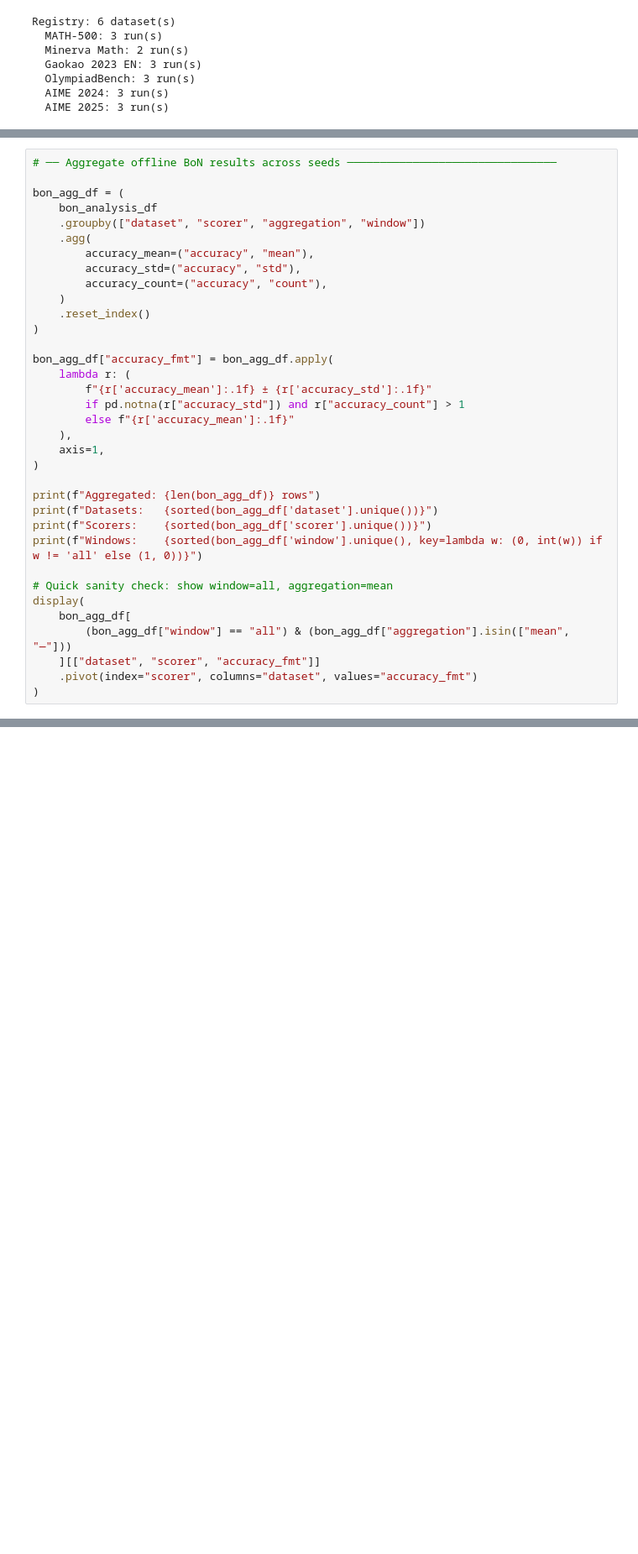
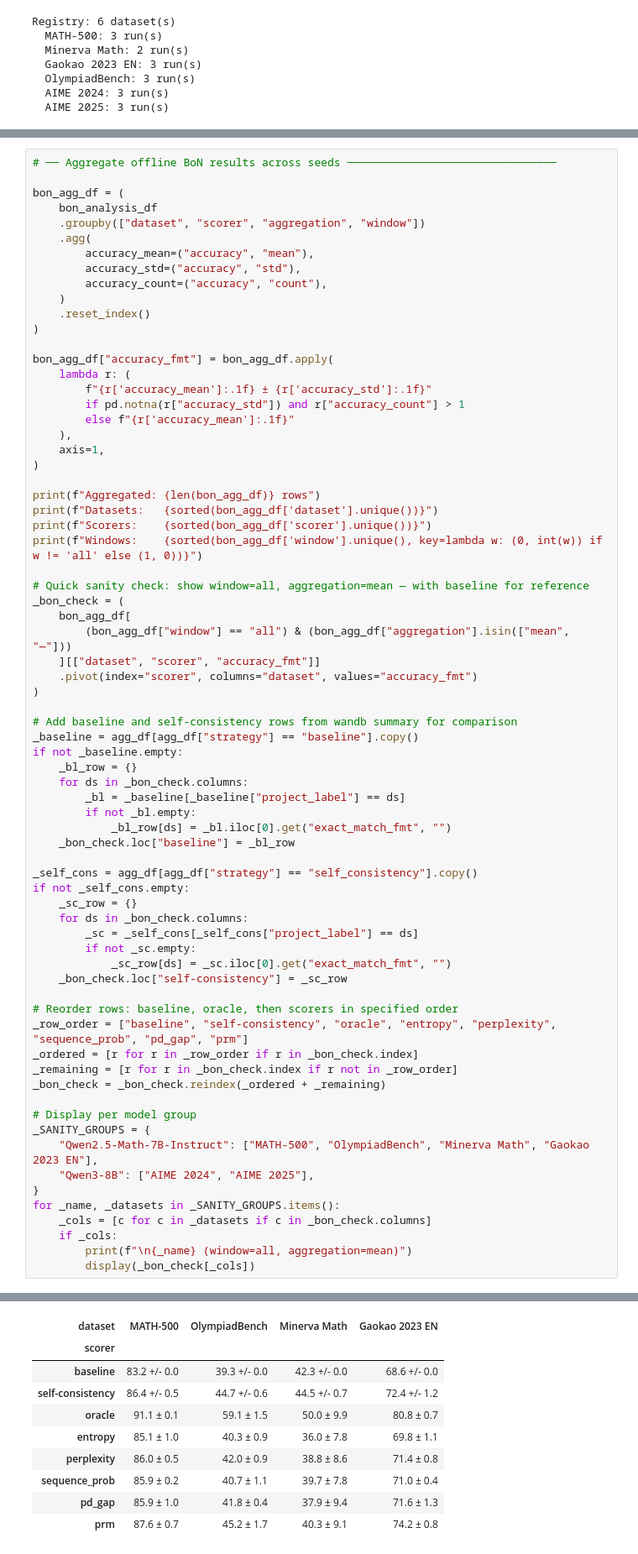
Before and after one commit to IINemo/llm-tts-service, a Jupyter notebook: notebooks/wandb_results_analysis.ipynb, the cells around one changed output, grey strips where cells are left out. Shown at 84% size. Saved outputs shown, nothing was run; the diff lists cells and outputs as text; blank space fills up the shorter version.

```diff
--- a/notebooks/wandb_results_analysis.ipynb
+++ b/notebooks/wandb_results_analysis.ipynb
@@ -1559,11 +1575,47 @@ print(f"Datasets:   {sorted(bon_agg_df['dataset'].unique())}")
 print(f"Scorers:    {sorted(bon_agg_df['scorer'].unique())}")
 print(f"Windows:    {sorted(bon_agg_df['window'].unique(), key=lambda w: (0, int(w)) if w != 'all' else (1, 0))}")
 
-# Quick sanity check: show window=all, aggregation=mean
-display(
+# Quick sanity check: show window=all, aggregation=mean — with baseline for reference
+_bon_check = (
     bon_agg_df[
         (bon_agg_df["window"] == "all") & (bon_agg_df["aggregation"].isin(["mean", "—"]))
     ][["dataset", "scorer", "accuracy_fmt"]]
     .pivot(index="scorer", columns="dataset", values="accuracy_fmt")
 )
+
+# Add baseline and self-consistency rows from wandb summary for comparison
+_baseline = agg_df[agg_df["strategy"] == "baseline"].copy()
+if not _baseline.empty:
+    _bl_row = {}
+    for ds in _bon_check.columns:
+        _bl = _baseline[_baseline["project_label"] == ds]
+        if not _bl.empty:
+            _bl_row[ds] = _bl.iloc[0].get("exact_match_fmt", "")
+    _bon_check.loc["baseline"] = _bl_row
+
+_self_cons = agg_df[agg_df["strategy"] == "self_consistency"].copy()
+if not _self_cons.empty:
+    _sc_row = {}
+    for ds in _bon_check.columns:
+        _sc = _self_cons[_self_cons["project_label"] == ds]
+        if not _sc.empty:
+            _sc_row[ds] = _sc.iloc[0].get("exact_match_fmt", "")
+    _bon_check.loc["self-consistency"] = _sc_row
+
+# Reorder rows: baseline, oracle, then scorers in specified order
+_row_order = ["baseline", "self-consistency", "oracle", "entropy", "perplexity", "sequence_prob", "pd_gap", "prm"]
+_ordered = [r for r in _row_order if r in _bon_check.index]
+_remaining = [r for r in _bon_check.index if r not in _row_order]
+_bon_check = _bon_check.reindex(_ordered + _remaining)
+
+# Display per model group
+_SANITY_GROUPS = {
+    "Qwen2.5-Math-7B-Instruct": ["MATH-500", "OlympiadBench", "Minerva Math", "Gaokao 2023 EN"],
+    "Qwen3-8B": ["AIME 2024", "AIME 2025"],
+}
+for _name, _datasets in _SANITY_GROUPS.items():
+    _cols = [c for c in _datasets if c in _bon_check.columns]
+    if _cols:
+        print(f"\n{_name} (window=all, aggregation=mean)")
+        display(_bon_check[_cols])
 # %% [output]
@@ -1570,0 +1628,10 @@ NameError: name 'bon_analysis_df' is not defined
+| dataset | MATH-500 | OlympiadBench | Minerva Math | Gaokao 2023 EN |
+| scorer |  |  |  |  |
+| baseline | 83.2 +/- 0.0 | 39.3 +/- 0.0 | 42.3 +/- 0.0 | 68.6 +/- 0.0 |
+| self-consistency | 86.4 +/- 0.5 | 44.7 +/- 0.6 | 44.5 +/- 0.7 | 72.4 +/- 1.2 |
+| oracle | 91.1 ± 0.1 | 59.1 ± 1.5 | 50.0 ± 9.9 | 80.8 ± 0.7 |
+| entropy | 85.1 ± 1.0 | 40.3 ± 0.9 | 36.0 ± 7.8 | 69.8 ± 1.1 |
+| perplexity | 86.0 ± 0.5 | 42.0 ± 0.9 | 38.8 ± 8.6 | 71.4 ± 0.8 |
+| sequence_prob | 85.9 ± 0.2 | 40.7 ± 1.1 | 39.7 ± 7.8 | 71.0 ± 0.4 |
+| pd_gap | 85.9 ± 1.0 | 41.8 ± 0.4 | 37.9 ± 9.4 | 71.6 ± 1.3 |
+| prm | 87.6 ± 0.7 | 45.2 ± 1.7 | 40.3 ± 9.1 | 74.2 ± 0.8 |
```
Also changed, not shown: parts of 8 cells of this notebook.
